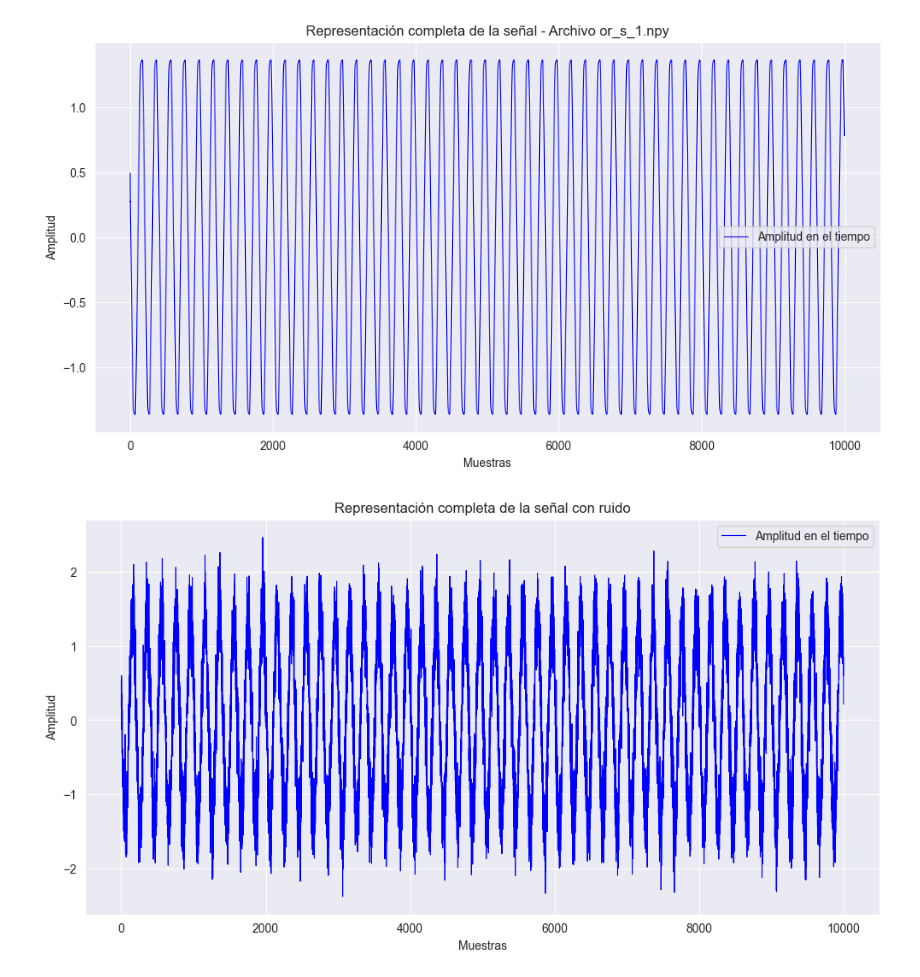
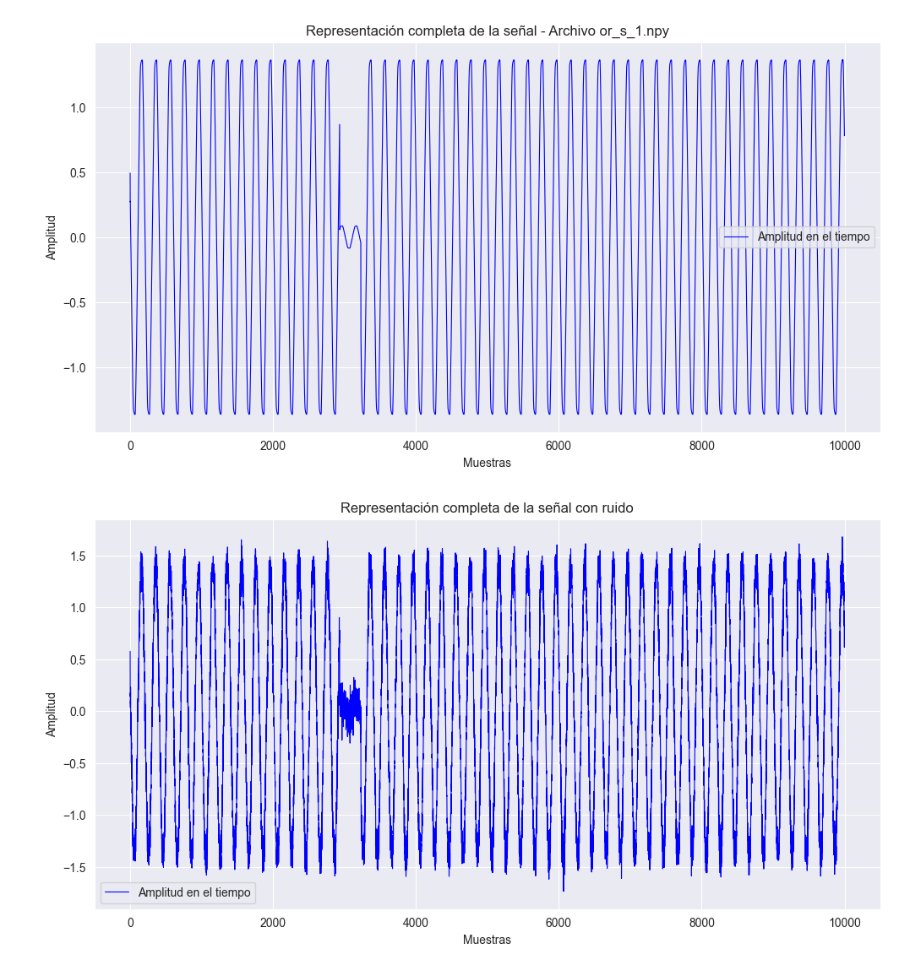
Before and after one commit to SAguadoG/TesisSergioAguado, a Jupyter notebook: Test_Filtrado.ipynb, the cells around one changed output. Cells and saved outputs as stored; diff of their text form; code cells hidden in the pictures.

```diff
--- a/Test_Filtrado.ipynb
+++ b/Test_Filtrado.ipynb
@@ -10,13 +5,13 @@ import matplotlib.pyplot as plt
 from scipy.signal import butter, filtfilt
 # %%
 directorio_actual = os.path.dirname(os.path.abspath('TesisSergioAguado'))
-archivo_path = os.path.join(os.getcwd(), 'data','original_signals','train',f'or_s_1.npy')
+archivo_path = os.path.join(os.getcwd(), 'data','interruption_signals','train',f'int_s_1.npy')
 
 # Cargar el archivo completo
 signal = np.load(archivo_path)
 
 # Seleccionamos un objetivo de Ruido.
-Obj_snr_db = 10
+Obj_snr_db = 20
 # Calculamos el poder de la señal y la pasamos a dB
 # Necesitamos calcular la potencia, en este caso sería:
 x_watts = signal ** 2
@@ -58,32 +53,32 @@ plt.show()
 
 # Parámetros del filtro
 cutoff_freq = 60  # Frecuencia de corte en Hz
 fs = 10000  # Frecuencia de muestreo en Hz
 order = 6  # Orden del filtro
 
 # Diseñar el filtro de paso bajo
 nyq = 0.5 * fs
 normal_cutoff = cutoff_freq / nyq
 b, a = butter(order, normal_cutoff, btype='lowpass')
 
 # Aplicar el filtro
 filtered_data = filtfilt(b, a, signal_20dB)
 
 # Crear un vector de tiempo (en función del número de muestras)
 t = np.arange(len(signal)) / fs  # Tiempo en segundos
 # Plot the original and filtered data
 plt.figure(figsize=(10, 6))
 
 #plt.plot(t, signal_20dB, label='Original Signal')
 plt.plot(t, filtered_data, label='Filtered Signal')
 
 plt.xlabel('Time (s)')
 plt.ylabel('Amplitude')
 plt.title('Low-Pass Filtering Example')
 plt.legend()
 plt.grid(True)
 
 plt.show()
 # %% [output]
-[figure, old version]
+[figure, new version]
-[figure, old version]
+[figure, new version]
```
Also changed, not shown: parts of 2 cells of this notebook, 1 other file.
